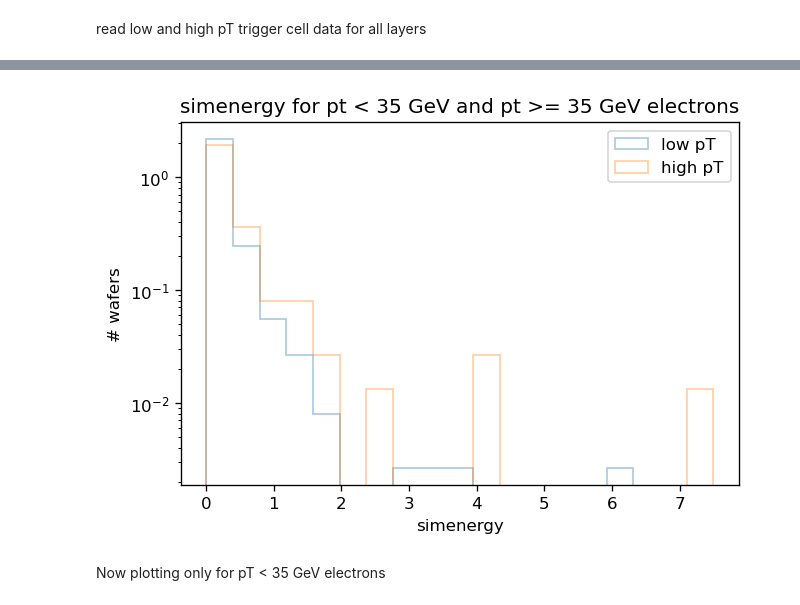
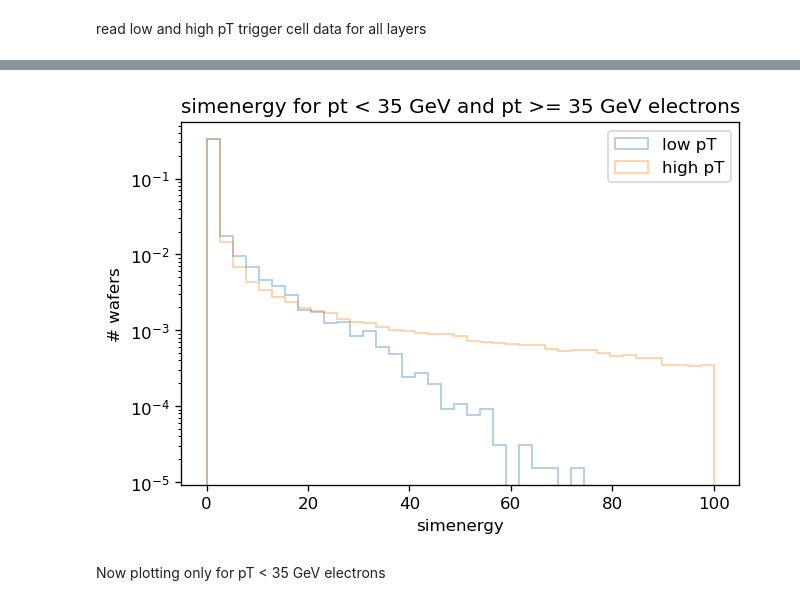
Before and after one commit to rohanshenoy/Ecoder, a Jupyter notebook: TrainingData/dataset_features.ipynb, the cells around one changed output, grey strips where cells are left out. Drawn from its saved outputs; the diff is of its cells as text; code cells hidden in the pictures.

Commit message:
All TC visualization for pt > 35 GeV

```diff
--- a/TrainingData/dataset_features.ipynb
+++ b/TrainingData/dataset_features.ipynb
@@ -85,4 +85,4 @@ plt.ylabel('# events')
 # %% [markdown]
 read low and high pT trigger cell data for all layers
 # %%
-low_pt_data  = pd.read_csv('low_pt.csv',  nrows = 1000000)
+low_pt_data  = pd.read_csv('low_pt.csv',usecols = ['simenergy'])
@@ -112,13 +89,15 @@ axes[1].set_title('high pT modules');
+# %%
+high_pt_data = pd.read_csv('high_pt.csv',usecols = ['simenergy'])
 # %%
 plt.close()
-plt.hist(low_pt_data['simenergy'][low_pt_data.simenergy>0],bins = np.linspace(0,7.5,20),alpha=0.4,label = 'low pT',histtype='step', density = True)
-plt.hist(high_pt_data['simenergy'][high_pt_data.simenergy>0],bins = np.linspace(0,7.5,20),alpha=0.4,label = 'high pT',histtype='step', density = True)
+plt.hist(low_pt_data['simenergy'][low_pt_data.simenergy>0],bins = np.linspace(0,100,40),alpha=0.4,label = 'low pT',histtype='step', density = True)
+plt.hist(high_pt_data['simenergy'][high_pt_data.simenergy>0],bins = np.linspace(0,100,40),alpha=0.4,label = 'high pT',histtype='step', density = True)
 plt.yscale('log')
 plt.ylabel('# wafers')
 plt.xlabel('simenergy')
 plt.legend()
 plt.title('simenergy for pt < 35 GeV and pt >= 35 GeV electrons');
 # %% [output]
-[figure, old version]
+[figure, new version]
 # %% [markdown]
 Now plotting only for pT < 35 GeV electrons
```
Also changed, not shown: parts of 9 cells of this notebook.
